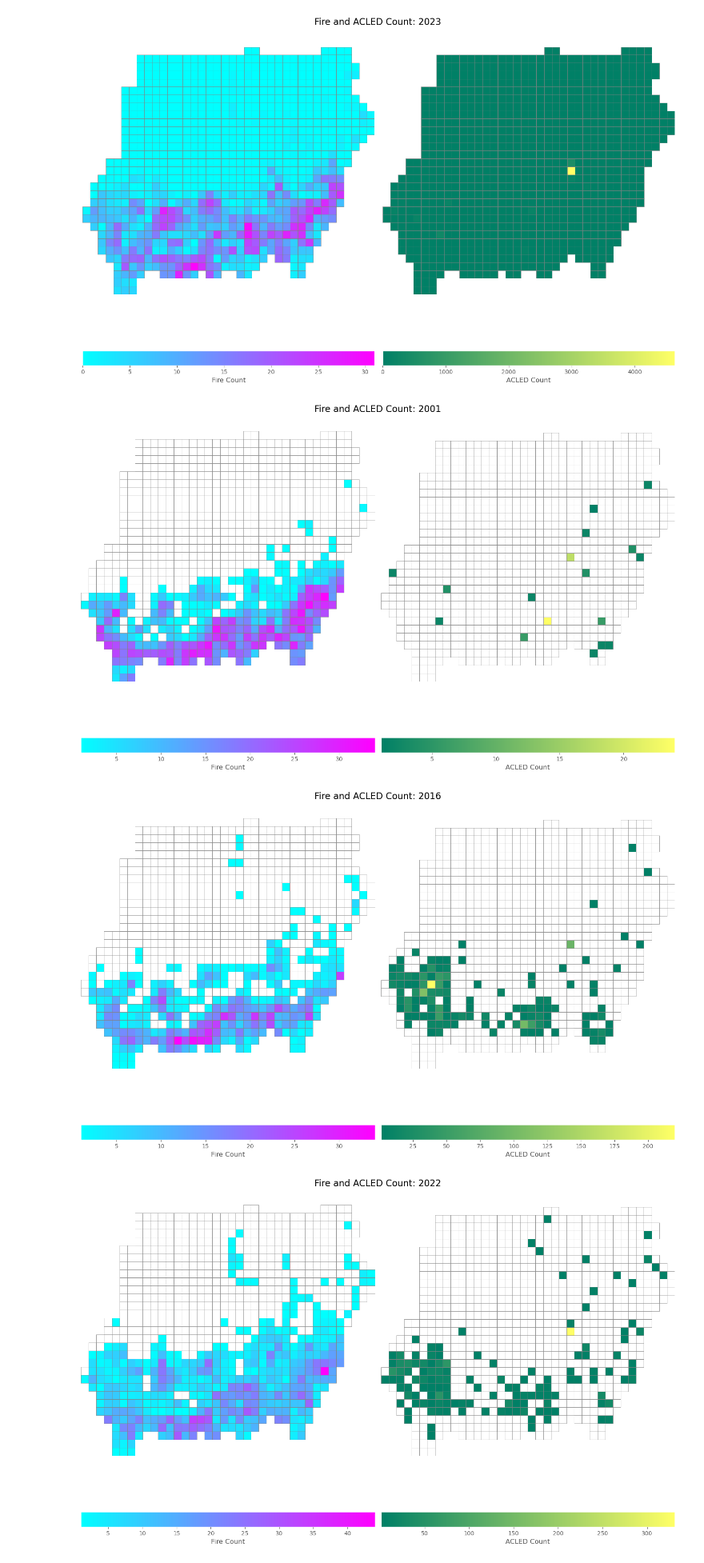
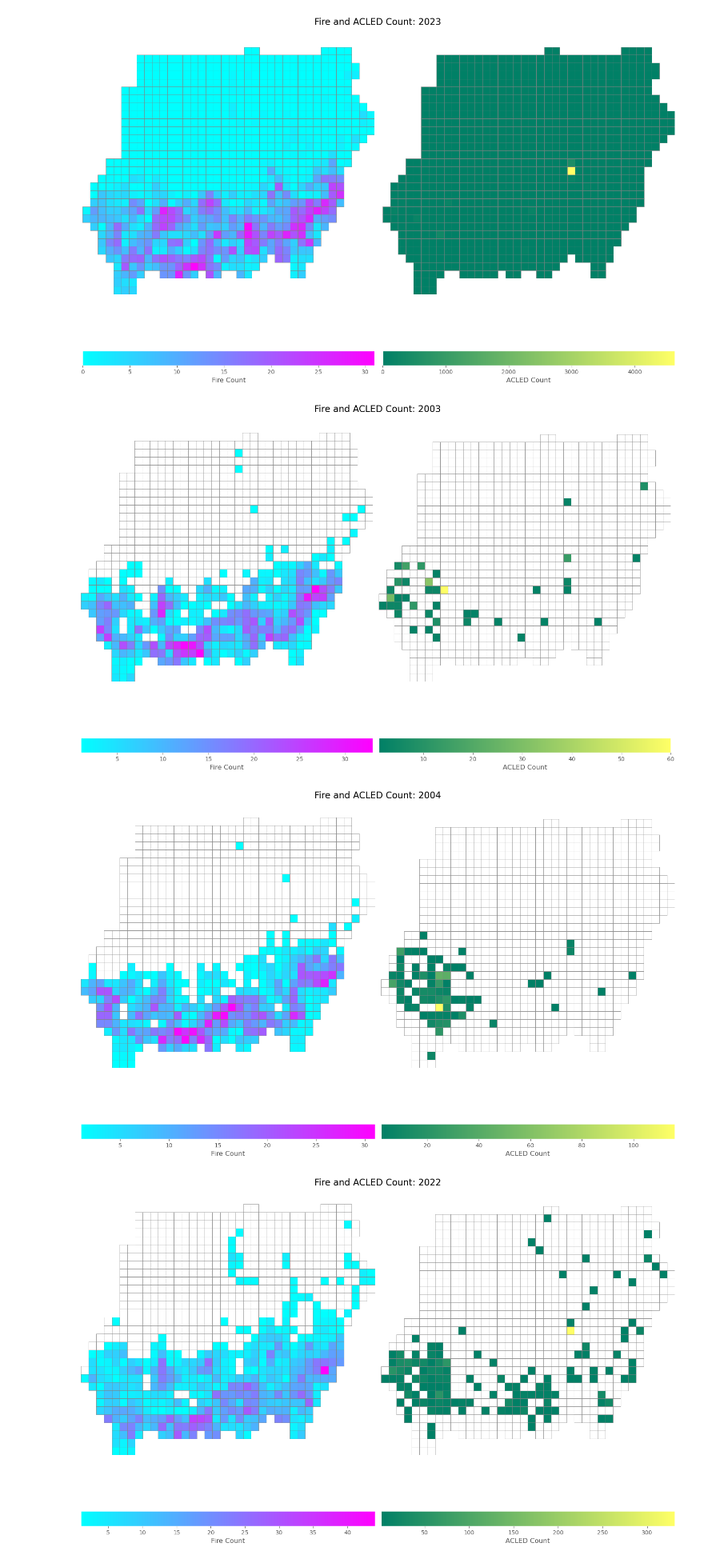
Before and after one commit to sameera006/Final_Dissertation, a Jupyter notebook: ACLED_Sudan.ipynb, the cells around one changed output. Shown at 80% size. Saved outputs shown, nothing was run; the diff lists cells and outputs as text; code cells hidden in the pictures.

```diff
--- a/ACLED_Sudan.ipynb
+++ b/ACLED_Sudan.ipynb
@@ -2199,6 +2186,6 @@ def print_plot(plot_year):
     #print(f"Bounding box: {gdf.total_bounds}")
     #print(f"ACLED count range: {gdf['acled_count'].min()} to {gdf['acled_count'].max()}")
 # %%
-for year in [2001]:
+for year in [2003]:
     print_plot(year)
 # %% [output]
@@ -2206,4 +2193,4 @@ for year in [2001]:
 # %%
-for year in [2016]:
+for year in [2004]:
     print_plot(year)
 # %% [output]
@@ -2286,15 +2273,15 @@ def print_plot_0(plot_year):
     #print(f"Bounding box: {gdf.total_bounds}")
     #print(f"ACLED count range: {gdf['acled_count'].min()} to {gdf['acled_count'].max()}")
 # %%
-for year in [2001]:
+for year in [2003]:
     print_plot_0(year)
 # %% [output]
-[figure, old version]
+[figure, new version]
 # %%
-for year in [2016]:
+for year in [2004]:
     print_plot_0(year)
 # %% [output]
-[figure, old version]
+[figure, new version]
 # %%
 for year in [2022]:
     print_plot_0(year)
```
Also changed, not shown: parts of 28 cells of this notebook, 8 other files.
